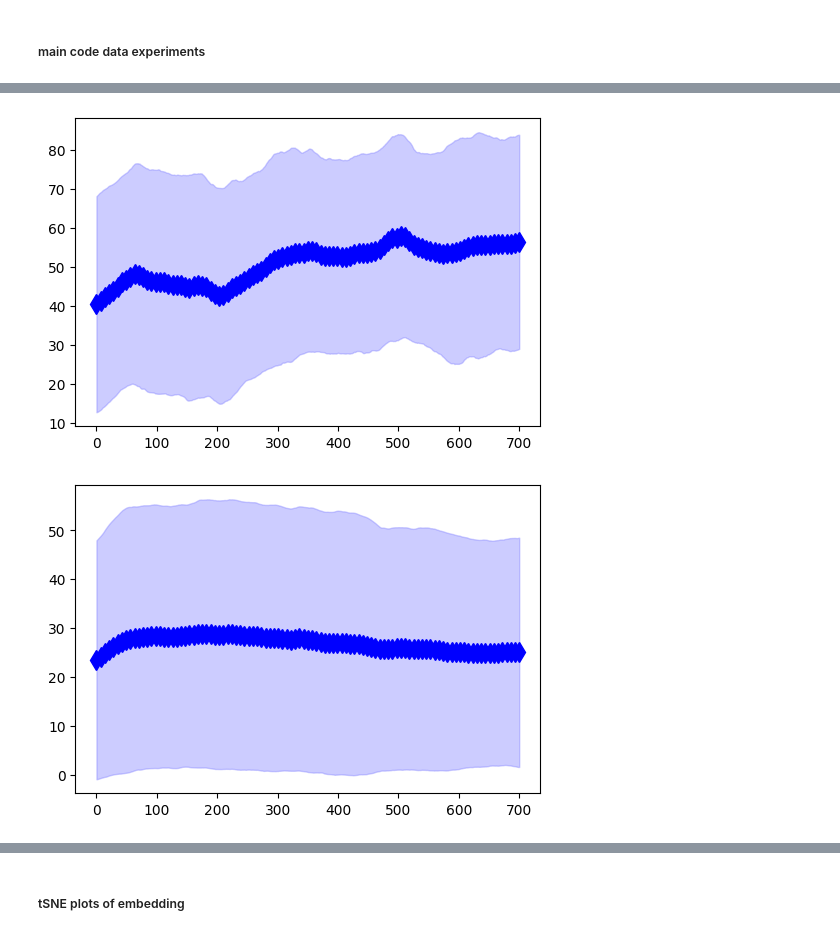
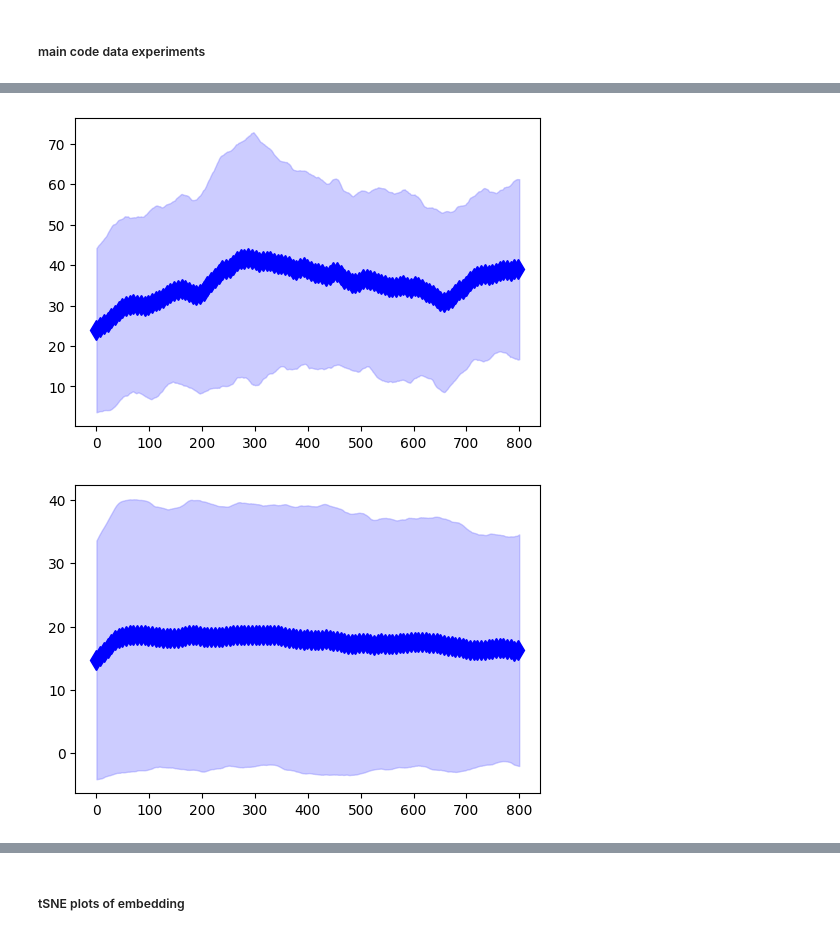
Before and after one commit to returaj/offline_mpc, a Jupyter notebook: dsrl_model/notebooks/check_cost_model.ipynb, the cells around one changed output, grey strips where cells are left out. Cells and saved outputs as stored; diff of their text form; code cells hidden in the pictures.

Commit message:
update notebook for preferred data plot

```diff
--- a/dsrl_model/notebooks/check_cost_model.ipynb
+++ b/dsrl_model/notebooks/check_cost_model.ipynb
@@ -685,8 +694,8 @@ def get_dist(arr, hz=None):
 # %%
-plot_line(*get_dist(neg_data["costs"], hz=300))
+plot_line(*get_dist(neg_data["costs"], hz=200))
 # %% [output]
-[figure, old version]
+[figure, new version]
 # %%
-plot_line(*get_dist(union_data["costs"], hz=300))
+plot_line(*get_dist(union_data["costs"], hz=200))
 # %% [output]
-[figure, old version]
+[figure, new version]
```
Also changed, not shown: parts of 4 cells of this notebook.
